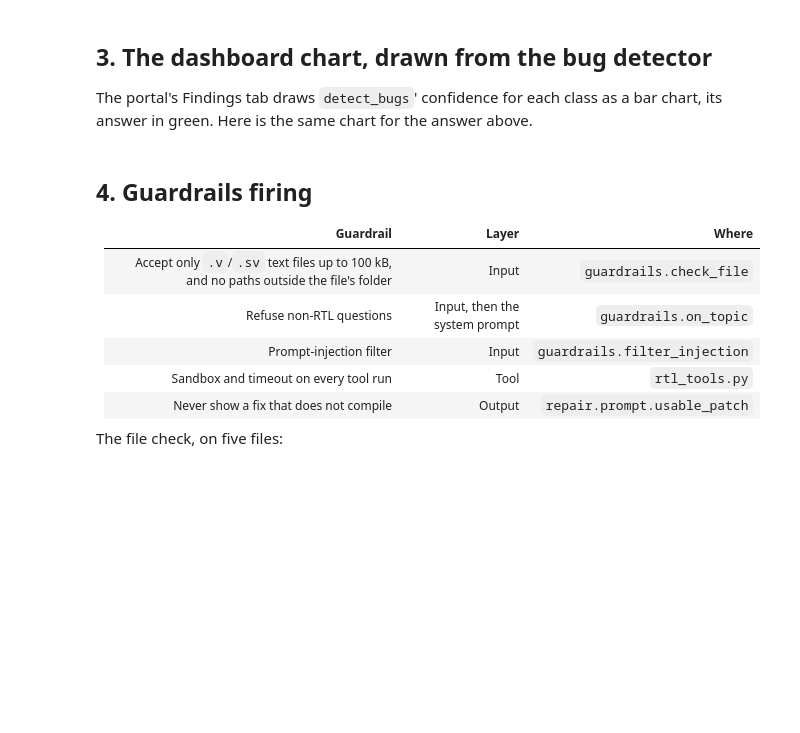
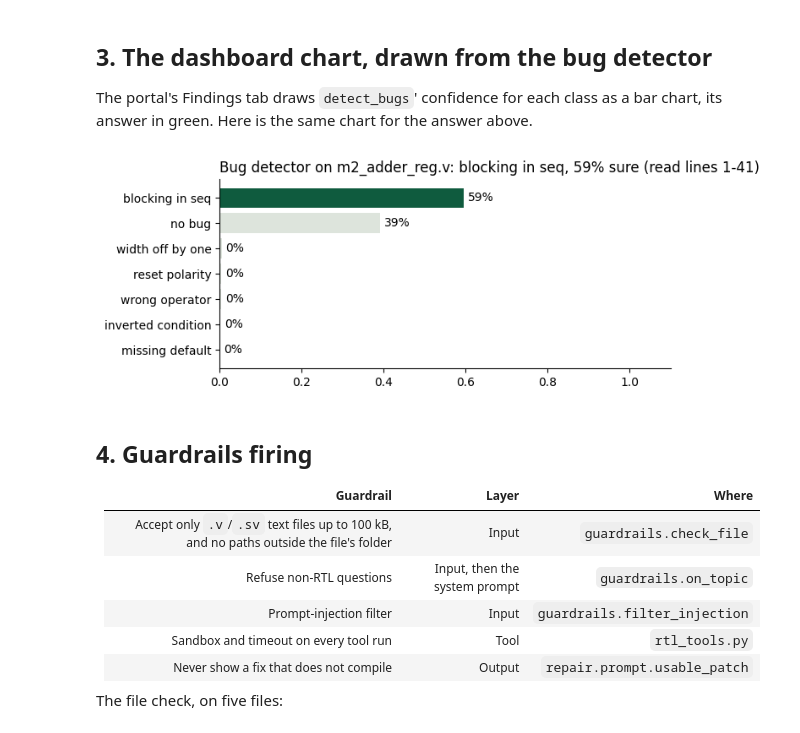
Before and after one commit to KrishPokle/RTL_Doctor, a Jupyter notebook: project_m2.ipynb, the cells around one changed output. Saved outputs shown, nothing was run; the diff lists cells and outputs as text; code cells hidden in the pictures; blank space fills up the shorter version.

```diff
--- a/project_m2.ipynb
+++ b/project_m2.ipynb
@@ -31,20 +31,10 @@ import pandas as pd
 ROOT = Path.cwd()
 assert (ROOT / 'splits.py').exists(), 'Run this notebook from the repo root.'
 DETECT_SCORES = ROOT / 'outputs' / 'detect_eval' / 'test_scores.json'
-REPAIR_SCORES = ROOT / 'outputs' / 'repair_eval' / 'metrics.json'
 pd.set_option('display.max_colwidth', None)
 
-# the module the portal questions below are asked about: line 7 uses a blocking `=` in a clocked block
-BUGGY_COUNTER = """module counter (
-  input clk, input rst_n, input en,
-  output reg [7:0] cnt
-);
-  always @(posedge clk or negedge rst_n) begin
-    if (!rst_n) cnt <= 8'd0;
-    else if (en) cnt = cnt + 8'd1;
-  end
-endmodule
-"""
+# Test-set module used by the portal run. Line 37 uses a blocking assignment in clocked logic.
+BUGGY_MODULE = (ROOT / 'docs' / 'm2_adder_reg.v').read_text()
 # %% [markdown]
 ## 1. Both models, each next to its baseline
 
@@ -77,9 +88,16 @@ pd.DataFrame(detect_scores['per_type']).rename(columns=NAMES)
 # %% [markdown]
 ### Repair model
 # %%
-if not REPAIR_SCORES.exists():
-    raise FileNotFoundError(f'{REPAIR_SCORES} is missing: run `python -m repair.evaluate` first')
-repair_scores = json.loads(REPAIR_SCORES.read_text())
-print(repair_scores['model'] or 'Baseline only: run `python -m repair.evaluate` with the adapter for the model')
-repair_table = pd.DataFrame(repair_scores['table']).T
+# Results from the completed Nov. 12 run recorded in README.md: one epoch, 1,657 train examples,
+# LoRA rank 16, 227 buggy test modules, and 90 modules scorable by Icarus Verilog + Yosys.
+repair_table = pd.DataFrame.from_dict({
+    'blocking_in_seq': {'n': 46, 'scorable': 18, 'fix_rate': 94.4, 'baseline_fix_rate': 100.0, 'exact': 84.8},
+    'inverted_condition': {'n': 38, 'scorable': 11, 'fix_rate': 72.7, 'baseline_fix_rate': 0.0, 'exact': 84.2},
+    'missing_default': {'n': 23, 'scorable': 15, 'fix_rate': 60.0, 'baseline_fix_rate': 60.0, 'exact': 4.3},
+    'reset_polarity': {'n': 35, 'scorable': 24, 'fix_rate': 83.3, 'baseline_fix_rate': 4.2, 'exact': 71.4},
+    'width_off_by_one': {'n': 45, 'scorable': 6, 'fix_rate': 33.3, 'baseline_fix_rate': 16.7, 'exact': 60.0},
+    'wrong_operator': {'n': 40, 'scorable': 16, 'fix_rate': 68.8, 'baseline_fix_rate': 12.5, 'exact': 57.5},
+    'ALL': {'n': 227, 'scorable': 90, 'fix_rate': 74.4, 'baseline_fix_rate': 34.4, 'exact': 64.8},
+}, orient='index')
+print('deepseek-coder-1.3b-instruct + LoRA rank 16 (completed test-set run)')
 repair_table
@@ -127,6 +157,6 @@ llm = get_llm()                 # reads .env; only the model's name is printed
 print('Chat model:', llm.name or 'stand-in (no LLM_BASE_URL in .env): it runs the tools but cannot explain')
 
 question = 'Can you detect any bugs in my Verilog RTL design?'
-result = agent.answer([{'role': 'user', 'content': question}], {'name': 'counter.v', 'code': BUGGY_COUNTER}, llm)
+result = agent.answer([{'role': 'user', 'content': question}], {'name': 'm2_adder_reg.v', 'code': BUGGY_MODULE}, llm)
 print('Tools called:', ', '.join(result['tools']) or '(none)')
 print('\nReply:\n' + result['reply'])
@@ -145,21 +183,23 @@ The portal's Findings tab draws `detect_bugs`' confidence for each class as a ba
 # %%
 detection = result['detection']
 if detection is None:
     print('The detector did not run, so there is no chart. The reply above says why.')
 else:
     probs = pd.Series(detection['probs']).rename(lambda t: 'no bug' if t == 'none' else t.replace('_', ' '))
     probs = probs.sort_values()
     top = 'no bug' if detection['bug_type'] == 'none' else detection['bug_type'].replace('_', ' ')
     fig, ax = plt.subplots(figsize=(7, 3))
     ax.barh(probs.index, probs.values, color=['#0f5b3e' if t == top else '#dde4dc' for t in probs.index])
     for i, p in enumerate(probs.values):
         ax.text(p + 0.01, i, f'{p:.0%}', va='center')
     ax.set_xlim(0, 1.1)
     first, last = detection['window_lines']
-    ax.set_title(f'Bug detector on counter.v: {top}, {detection["confidence"]:.0%} sure (read lines {first}-{last})',
+    ax.set_title(f'Bug detector on m2_adder_reg.v: {top}, {detection["confidence"]:.0%} sure (read lines {first}-{last})',
                  loc='left')
     ax.spines[['top', 'right']].set_visible(False)
     plt.tight_layout()
+# %% [output]
+[figure, added]
 # %% [markdown]
 ## 4. Guardrails firing
 
```
Also changed, not shown: parts of 13 cells of this notebook, 3 other files.
